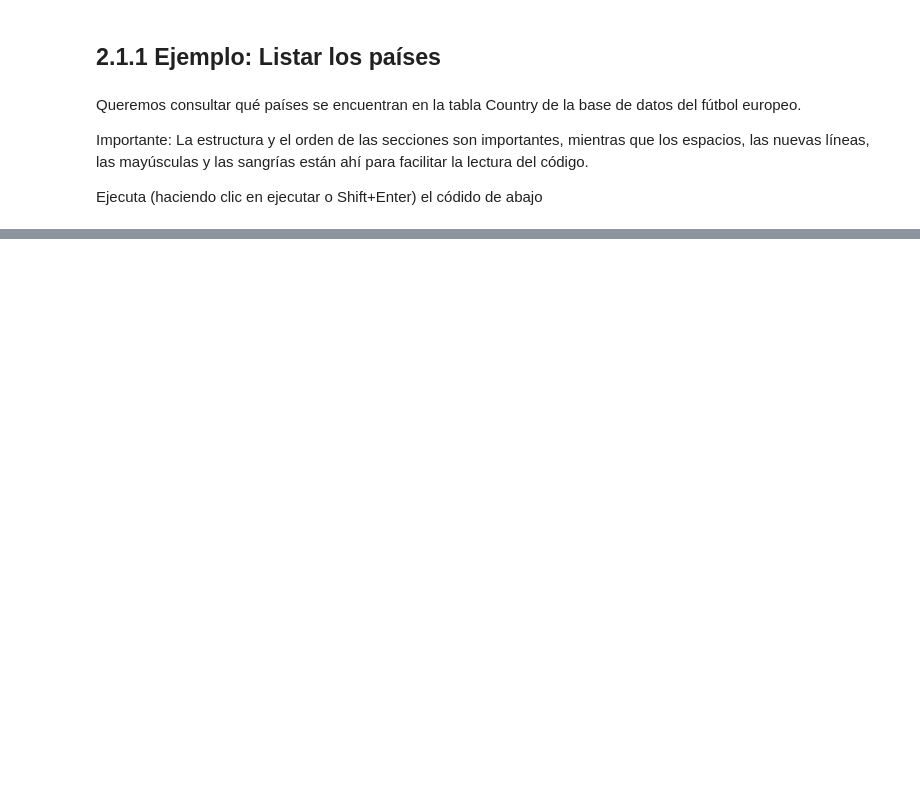
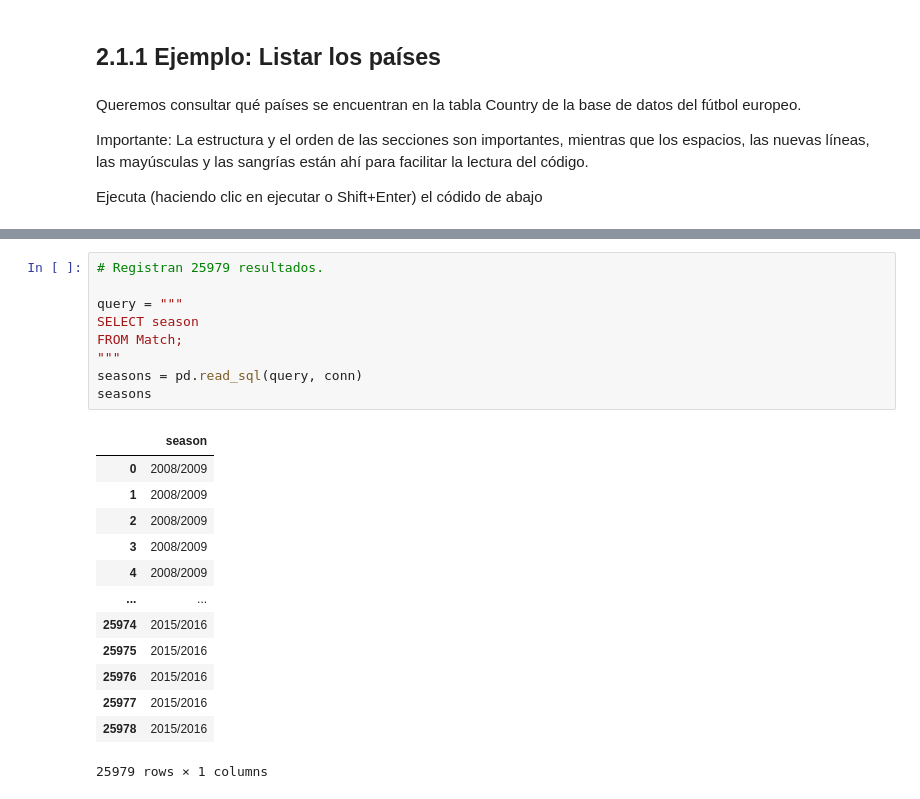
Before and after one commit to SebastianCastillo180/MinTIC, a Jupyter notebook: EjercicioSQL.ipynb, the cells around one changed output, grey strips where cells are left out. Cells and saved outputs as stored; diff of their text form; blank space fills up the shorter version.

```diff
--- a/EjercicioSQL.ipynb
+++ b/EjercicioSQL.ipynb
@@ -82,0 +187,23 @@ countries
+# %%
+# Registran 25979 resultados.
+
+query = """
+SELECT season
+FROM Match;
+"""
+seasons = pd.read_sql(query, conn)
+seasons
+# %% [output]
+|  | season |
+| 0 | 2008/2009 |
+| 1 | 2008/2009 |
+| 2 | 2008/2009 |
+| 3 | 2008/2009 |
+| 4 | 2008/2009 |
+| ... | ... |
+| 25974 | 2015/2016 |
+| 25975 | 2015/2016 |
+| 25976 | 2015/2016 |
+| 25977 | 2015/2016 |
+| 25978 | 2015/2016 |
+25979 rows × 1 columns
```
Also changed, not shown: parts of 11 cells of this notebook.
